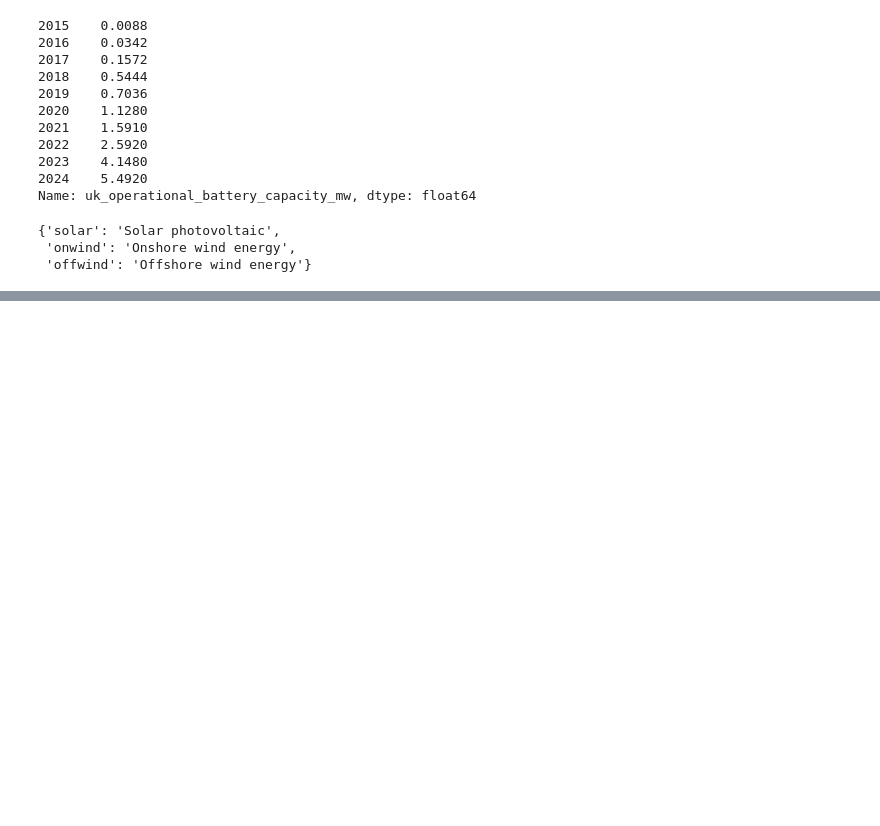
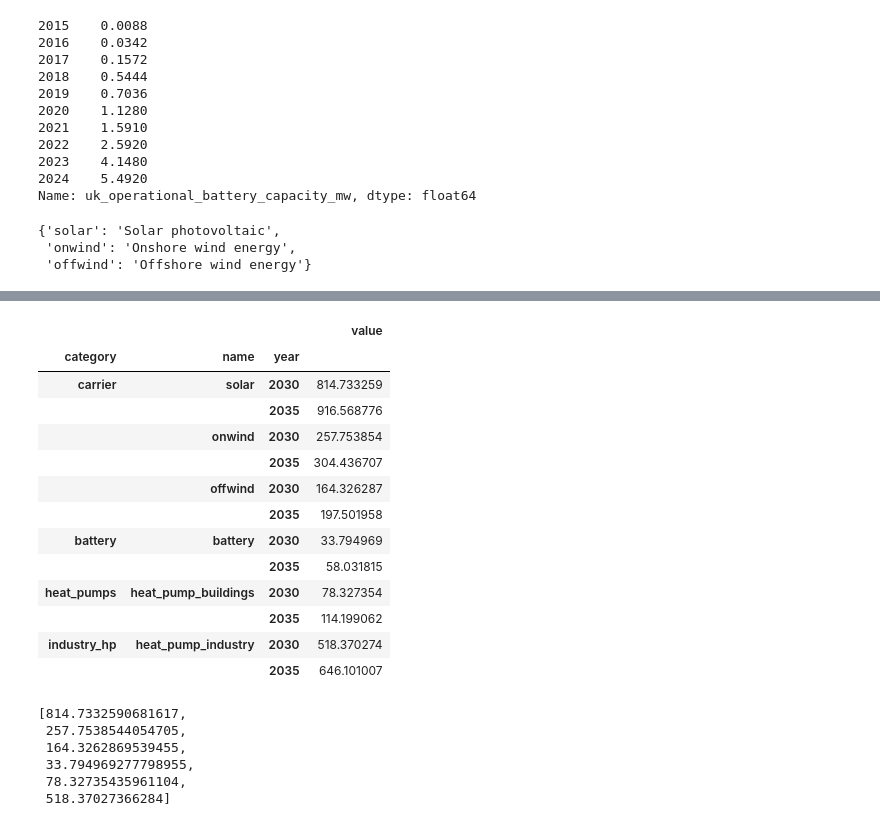
Before and after one commit to LukasFrankenQ/resilient-pypsa-eur, a Jupyter notebook: notebooks/plot_phaseout_trajectory.ipynb, the cells around one changed output, grey strips where cells are left out. Drawn from its saved outputs; the diff is of its cells as text; code cells hidden in the pictures; blank space fills up the shorter version.

```diff
--- a/notebooks/plot_phaseout_trajectory.ipynb
+++ b/notebooks/plot_phaseout_trajectory.ipynb
@@ -624,4 +649,17 @@ Index(['2018', '2019', '2020', '2021', '2022', '2023', '2024'], dtype='object')
 # %%
-# country level one
-
-fig, axs = len()
+model_projection_df
+# %% [output]
+|  |  |  | value |
+| category | name | year |  |
+| carrier | solar | 2030 | 814.733259 |
+|  |  | 2035 | 916.568776 |
+|  | onwind | 2030 | 257.753854 |
+|  |  | 2035 | 304.436707 |
+|  | offwind | 2030 | 164.326287 |
+|  |  | 2035 | 197.501958 |
+| battery | battery | 2030 | 33.794969 |
+|  |  | 2035 | 58.031815 |
+| heat_pumps | heat_pump_buildings | 2030 | 78.327354 |
+|  |  | 2035 | 114.199062 |
+| industry_hp | heat_pump_industry | 2030 | 518.370274 |
+|  |  | 2035 | 646.101007 |
@@ -627,0 +669,10 @@ fig, axs = len()
+# %%
+target_nolng = model_projection_df.loc[idx[:, :, 2030], 'value'].values.tolist()
+target_nolng
+# %% [output]
+[814.7332590681617,
+ 257.7538544054705,
+ 164.3262869539455,
+ 33.794969277798955,
+ 78.32735435961104,
+ 518.37027366284]
```
Also changed, not shown: parts of 7 cells of this notebook.
